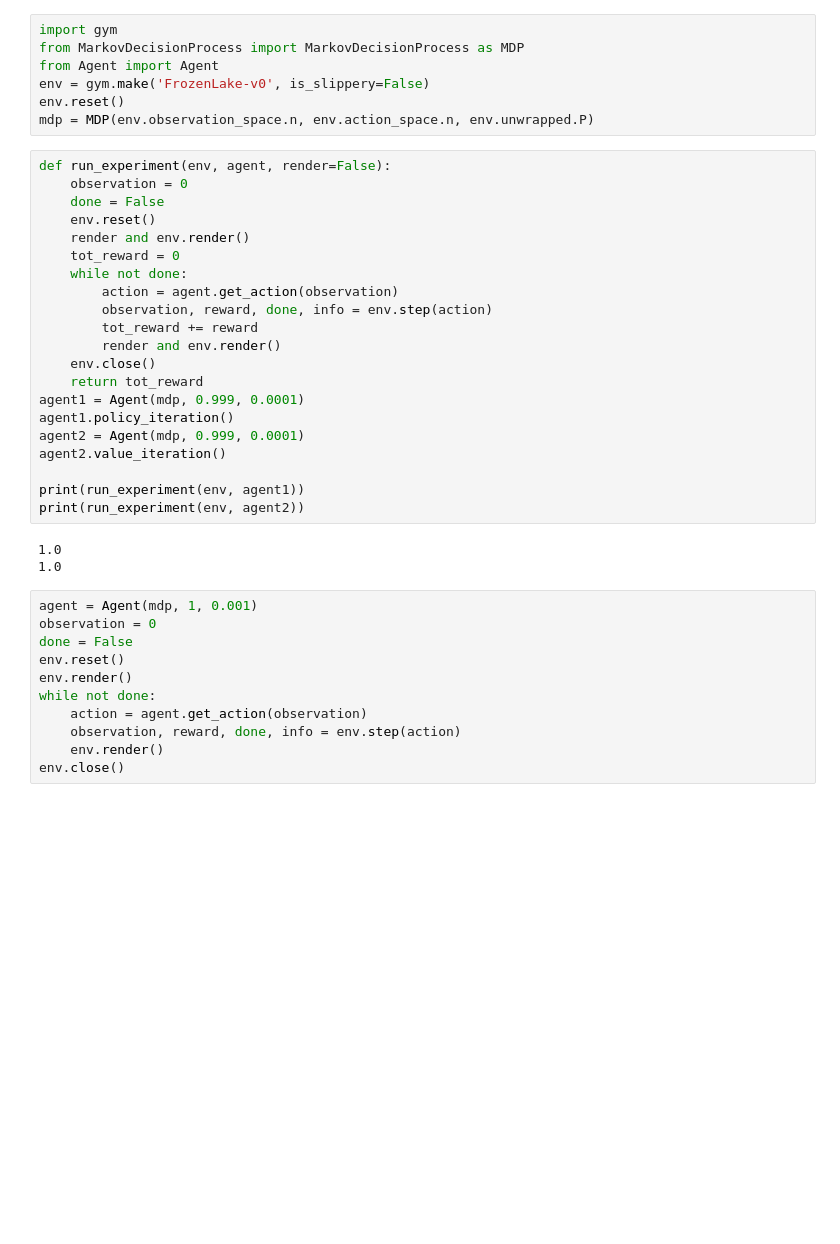
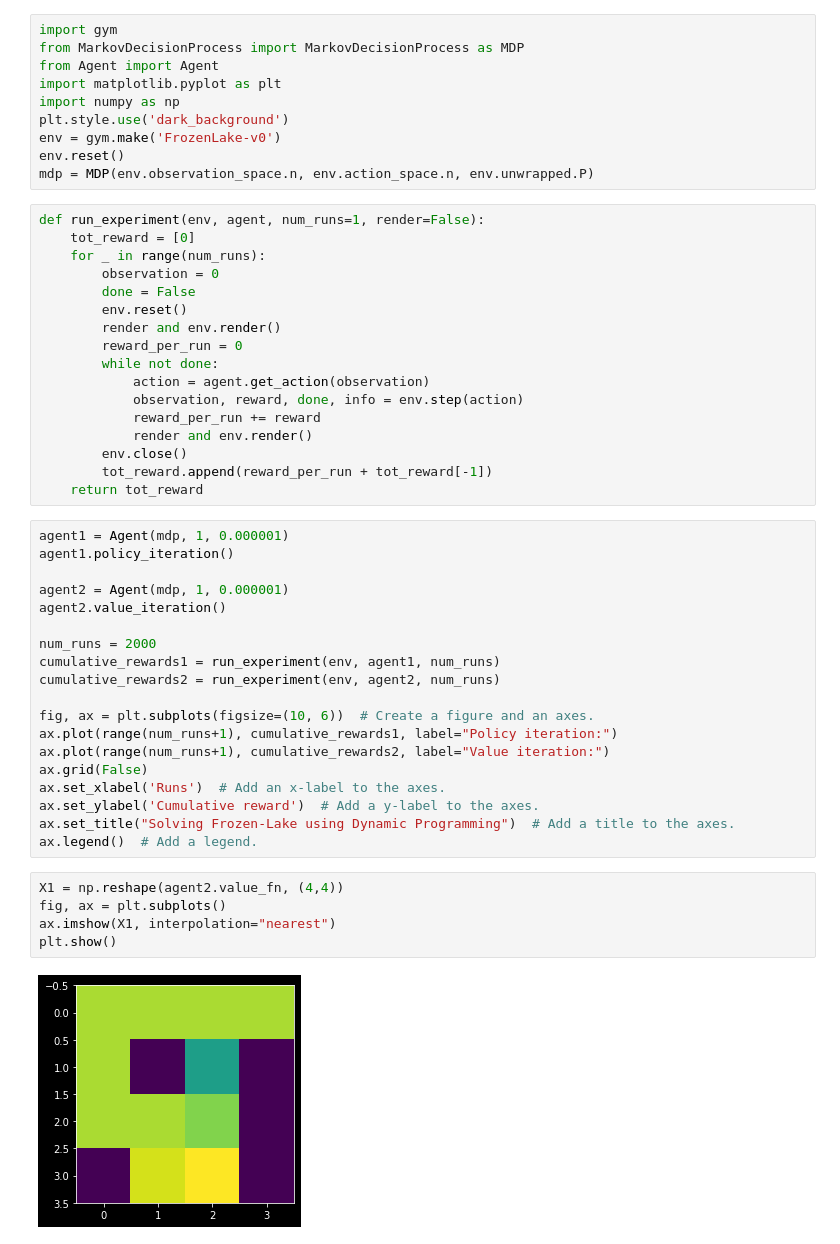
Before and after one commit to SasankYadati/FrozenLake-DP, a Jupyter notebook: FrozenLake-DP-experiments.ipynb, the cells around one changed output. Saved outputs shown, nothing was run; the diff lists cells and outputs as text; blank space fills up the shorter version.

Commit message:
final experiment script

```diff
--- a/FrozenLake-DP-experiments.ipynb
+++ b/FrozenLake-DP-experiments.ipynb
@@ -2,41 +2,52 @@
 import gym
 from MarkovDecisionProcess import MarkovDecisionProcess as MDP
 from Agent import Agent
-env = gym.make('FrozenLake-v0', is_slippery=False)
+import matplotlib.pyplot as plt
+import numpy as np
+plt.style.use('dark_background')
+env = gym.make('FrozenLake-v0')
 env.reset()
 mdp = MDP(env.observation_space.n, env.action_space.n, env.unwrapped.P)
 # %%
-def run_experiment(env, agent, render=False):
-    observation = 0
-    done = False
-    env.reset()
-    render and env.render()
-    tot_reward = 0
-    while not done:
-        action = agent.get_action(observation)
-        observation, reward, done, info = env.step(action)
-        tot_reward += reward
+def run_experiment(env, agent, num_runs=1, render=False):
+    tot_reward = [0]
+    for _ in range(num_runs):
+        observation = 0
+        done = False
+        env.reset()
         render and env.render()
-    env.close()
+        reward_per_run = 0
+        while not done:
+            action = agent.get_action(observation)
+            observation, reward, done, info = env.step(action)
+            reward_per_run += reward
+            render and env.render()
+        env.close()
+        tot_reward.append(reward_per_run + tot_reward[-1])
     return tot_reward
-agent1 = Agent(mdp, 0.999, 0.0001)
-agent1.policy_iteration()
-agent2 = Agent(mdp, 0.999, 0.0001)
-agent2.value_iteration()
-
-print(run_experiment(env, agent1))
-print(run_experiment(env, agent2))
-# %% [output]
-1.0
-1.0
-# %%
-agent = Agent(mdp, 1, 0.001)
-observation = 0
-done = False
-env.reset()
-env.render()
-while not done:
-    action = agent.get_action(observation)
-    observation, reward, done, info = env.step(action)
-    env.render()
-env.close()
+# %%
+agent1 = Agent(mdp, 1, 0.000001)
+agent1.policy_iteration()
+
+agent2 = Agent(mdp, 1, 0.000001)
+agent2.value_iteration()
+
+num_runs = 2000
+cumulative_rewards1 = run_experiment(env, agent1, num_runs)
+cumulative_rewards2 = run_experiment(env, agent2, num_runs)
+
+fig, ax = plt.subplots(figsize=(10, 6))  # Create a figure and an axes.
+ax.plot(range(num_runs+1), cumulative_rewards1, label="Policy iteration:")
+ax.plot(range(num_runs+1), cumulative_rewards2, label="Value iteration:")
+ax.grid(False)
+ax.set_xlabel('Runs')  # Add an x-label to the axes.
+ax.set_ylabel('Cumulative reward')  # Add a y-label to the axes.
+ax.set_title("Solving Frozen-Lake using Dynamic Programming")  # Add a title to the axes.
+ax.legend()  # Add a legend.
+# %%
+X1 = np.reshape(agent2.value_fn, (4,4))
+fig, ax = plt.subplots()
+ax.imshow(X1, interpolation="nearest")
+plt.show()
+# %% [output]
+[figure, added]
```
Also changed, not shown: parts of 7 cells of this notebook, 1 other file.
